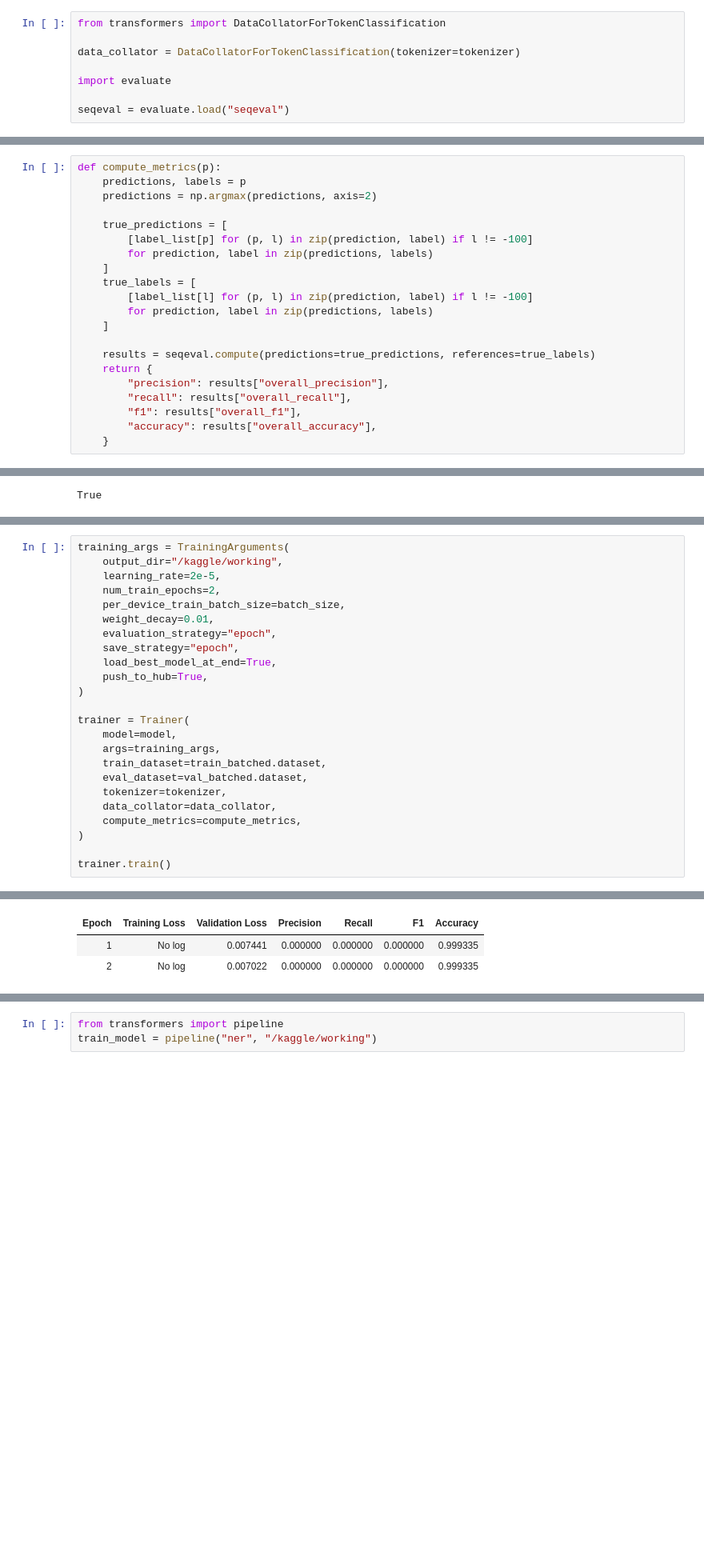
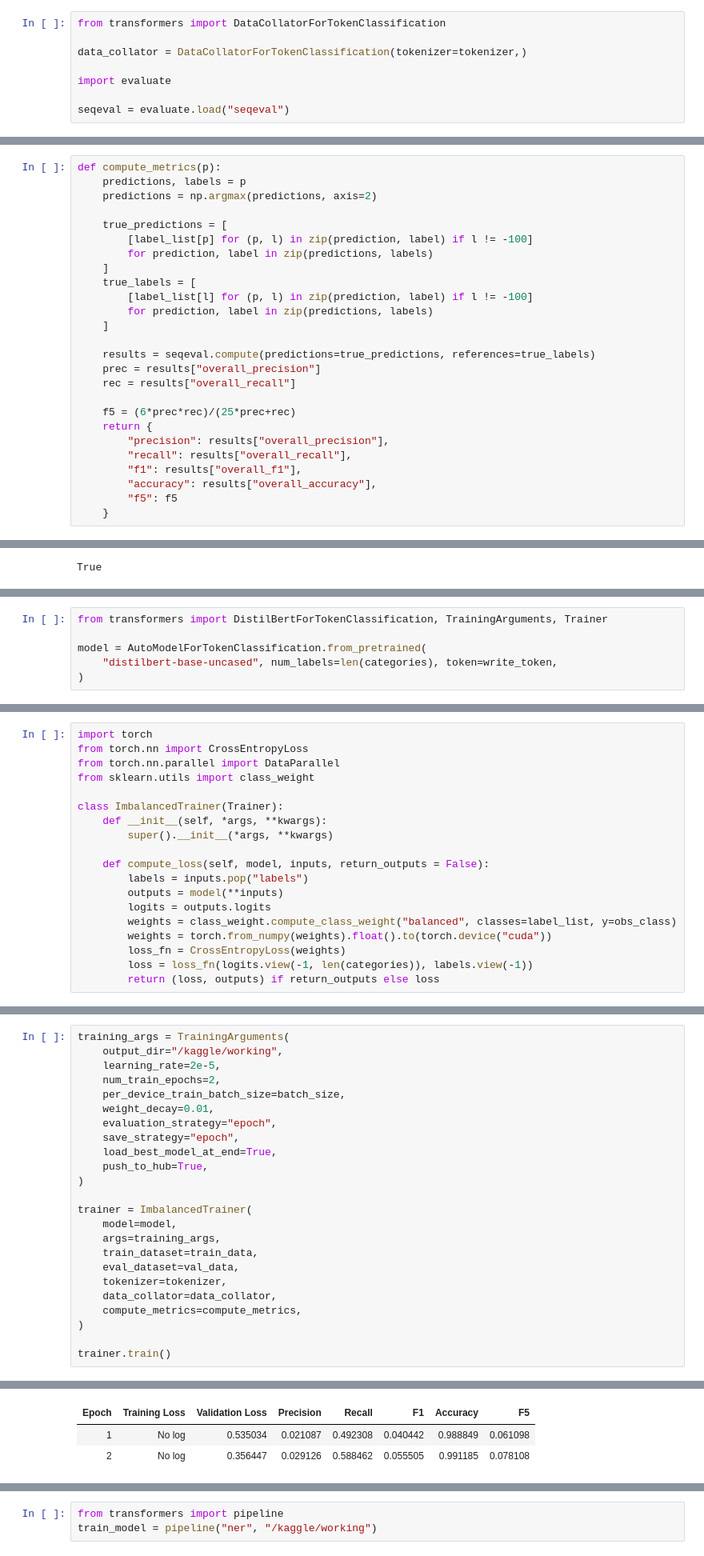
Before and after one commit to Svangorden13/Machine-Learning-Projects, a Jupyter notebook: pii-detection-removal.ipynb, the cells around one changed output, grey strips where cells are left out. Shown: that part at 80% size. Cells and saved outputs as stored; diff of their text form; blank space fills up the shorter version.

Commit message:
Added weights to loss function

```diff
--- a/pii-detection-removal.ipynb
+++ b/pii-detection-removal.ipynb
@@ -99,7 +135,7 @@ val_batched = DataLoader(val_data, batch_size=batch_size, shuffle=False)
 # %%
 from transformers import DataCollatorForTokenClassification
 
-data_collator = DataCollatorForTokenClassification(tokenizer=tokenizer)
+data_collator = DataCollatorForTokenClassification(tokenizer=tokenizer,)
 
 import evaluate
 
@@ -123,11 +159,16 @@ def compute_metrics(p):
     ]
 
     results = seqeval.compute(predictions=true_predictions, references=true_labels)
+    prec = results["overall_precision"]
+    rec = results["overall_recall"]
+
+    f5 = (6*prec*rec)/(25*prec+rec)
     return {
         "precision": results["overall_precision"],
         "recall": results["overall_recall"],
         "f1": results["overall_f1"],
         "accuracy": results["overall_accuracy"],
+        "f5": f5
     }
 # %%
 from huggingface_hub import login
@@ -156,3 +197,9 @@ model = AutoModelForTokenClassification.from_pretrained(
 # %% [output]
 Some weights of DistilBertForTokenClassification were not initialized from the model checkpoint at distilbert-base-uncased and are newly initialized: ['classifier.bias', 'classifier.weight']
 You should probably TRAIN this model on a down-stream task to be able to use it for predictions and inference.
+# %%
+from transformers import DistilBertForTokenClassification, TrainingArguments, Trainer
+
+model = AutoModelForTokenClassification.from_pretrained(
+    "distilbert-base-uncased", num_labels=len(categories), token=write_token,
+)
@@ -158,0 +209,19 @@ You should probably TRAIN this model on a down-stream task to be able to use it
+# %%
+import torch
+from torch.nn import CrossEntropyLoss
+from torch.nn.parallel import DataParallel
+from sklearn.utils import class_weight
+
+class ImbalancedTrainer(Trainer):
+    def __init__(self, *args, **kwargs):
+        super().__init__(*args, **kwargs)
+
+    def compute_loss(self, model, inputs, return_outputs = False):
+        labels = inputs.pop("labels")
+        outputs = model(**inputs)
+        logits = outputs.logits
+        weights = class_weight.compute_class_weight("balanced", classes=label_list, y=obs_class)
+        weights = torch.from_numpy(weights).float().to(torch.device("cuda"))
+        loss_fn = CrossEntropyLoss(weights)
+        loss = loss_fn(logits.view(-1, len(categories)), labels.view(-1))
+        return (loss, outputs) if return_outputs else loss
@@ -169,11 +246,11 @@ training_args = TrainingArguments(
     push_to_hub=True,
 )
 
-trainer = Trainer(
+trainer = ImbalancedTrainer(
     model=model,
     args=training_args,
-    train_dataset=train_batched.dataset,
-    eval_dataset=val_batched.dataset,
+    train_dataset=train_data,
+    eval_dataset=val_data,
     tokenizer=tokenizer,
     data_collator=data_collator,
     compute_metrics=compute_metrics,
@@ -192,3 +271,3 @@ wandb: 🚀 View run at https://wandb.ai/svangorden13/huggingface/runs/i5hpgmd3
-| Epoch | Training Loss | Validation Loss | Precision | Recall | F1 | Accuracy |
-| 1 | No log | 0.007441 | 0.000000 | 0.000000 | 0.000000 | 0.999335 |
-| 2 | No log | 0.007022 | 0.000000 | 0.000000 | 0.000000 | 0.999335 |
+| Epoch | Training Loss | Validation Loss | Precision | Recall | F1 | Accuracy | F5 |
+| 1 | No log | 0.535034 | 0.021087 | 0.492308 | 0.040442 | 0.988849 | 0.061098 |
+| 2 | No log | 0.356447 | 0.029126 | 0.588462 | 0.055505 | 0.991185 | 0.078108 |
```
Also changed, not shown: parts of 12 cells of this notebook.
